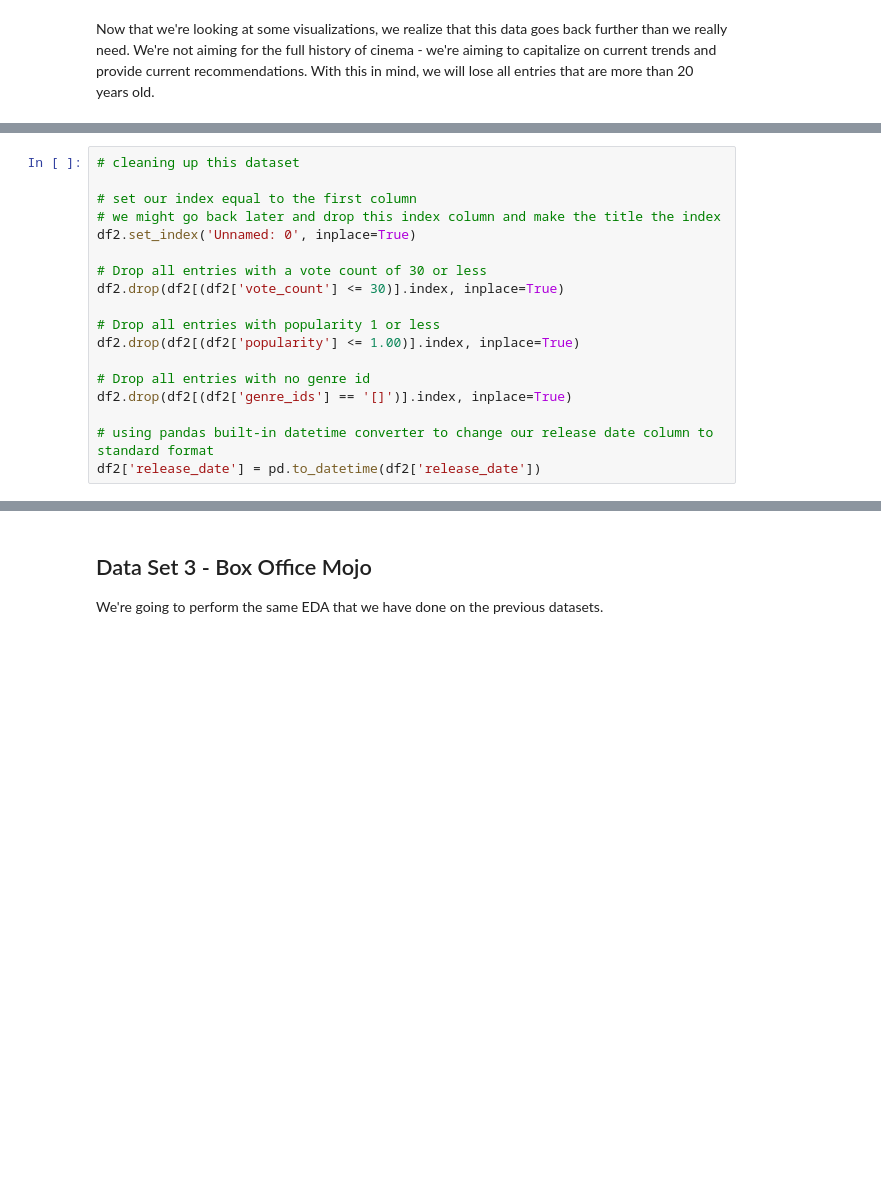
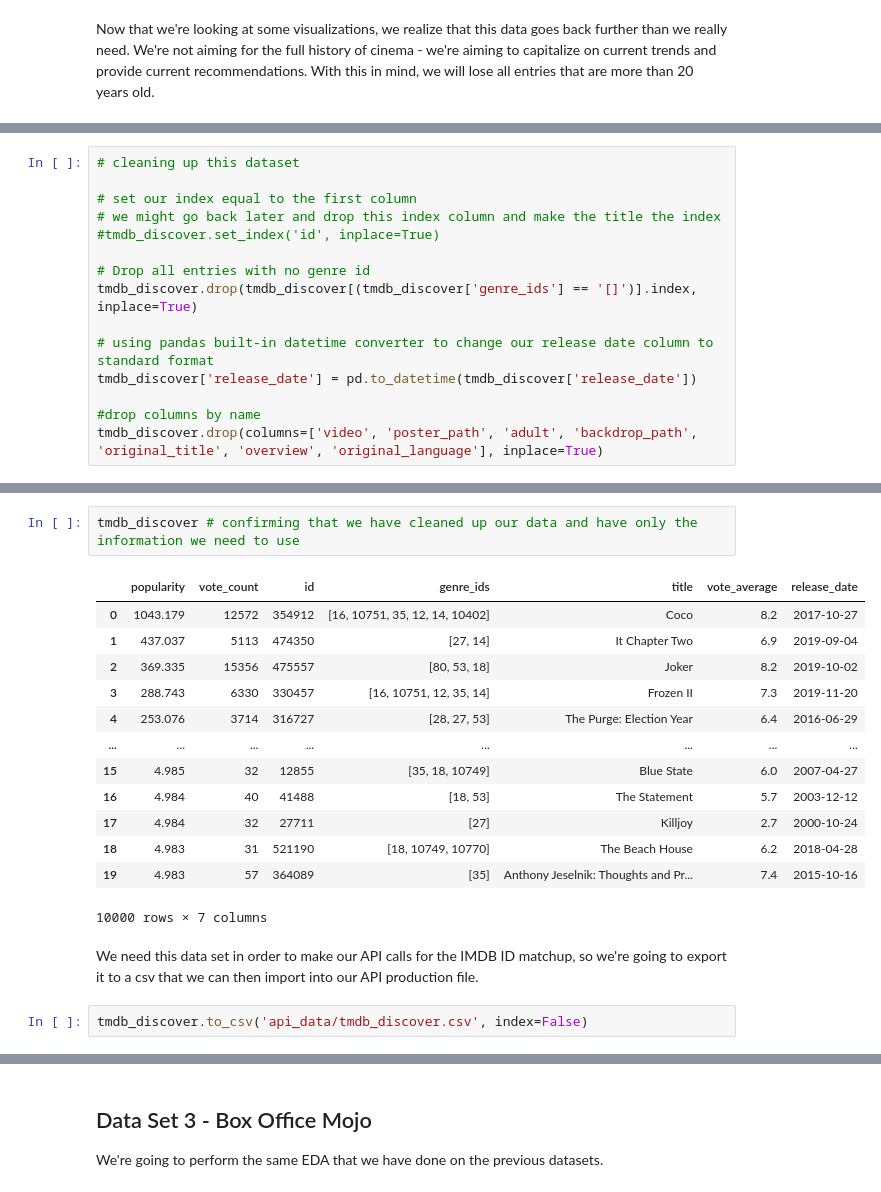
Before and after one commit to threnjen/dsc-mod-1-project-v2-1-online-ds-sp-000, a Jupyter notebook: student.ipynb, the cells around one changed output, grey strips where cells are left out. Saved outputs shown, nothing was run; the diff lists cells and outputs as text; blank space fills up the shorter version.

```diff
--- a/student.ipynb
+++ b/student.ipynb
@@ -274,16 +590,13 @@ We're going to do the following initial work on this dataset to clean it up:
 
 # set our index equal to the first column
 # we might go back later and drop this index column and make the title the index
-df2.set_index('Unnamed: 0', inplace=True)
-
-# Drop all entries with a vote count of 30 or less
-df2.drop(df2[(df2['vote_count'] <= 30)].index, inplace=True)
-
-# Drop all entries with popularity 1 or less
-df2.drop(df2[(df2['popularity'] <= 1.00)].index, inplace=True)
+#tmdb_discover.set_index('id', inplace=True)
 
 # Drop all entries with no genre id
-df2.drop(df2[(df2['genre_ids'] == '[]')].index, inplace=True)
+tmdb_discover.drop(tmdb_discover[(tmdb_discover['genre_ids'] == '[]')].index, inplace=True)
 
 # using pandas built-in datetime converter to change our release date column to standard format
-df2['release_date'] = pd.to_datetime(df2['release_date'])
+tmdb_discover['release_date'] = pd.to_datetime(tmdb_discover['release_date'])
+
+#drop columns by name
+tmdb_discover.drop(columns=['video', 'poster_path', 'adult', 'backdrop_path', 'original_title', 'overview', 'original_language'], inplace=True)
@@ -316,0 +603,20 @@ df2.sort_values('release_date')
+# %%
+tmdb_discover # confirming that we have cleaned up our data and have only the information we need to use
+# %% [output]
+|  | popularity | vote_count | id | genre_ids | title | vote_average | release_date |
+| 0 | 1043.179 | 12572 | 354912 | [16, 10751, 35, 12, 14, 10402] | Coco | 8.2 | 2017-10-27 |
+| 1 | 437.037 | 5113 | 474350 | [27, 14] | It Chapter Two | 6.9 | 2019-09-04 |
+| 2 | 369.335 | 15356 | 475557 | [80, 53, 18] | Joker | 8.2 | 2019-10-02 |
+| 3 | 288.743 | 6330 | 330457 | [16, 10751, 12, 35, 14] | Frozen II | 7.3 | 2019-11-20 |
+| 4 | 253.076 | 3714 | 316727 | [28, 27, 53] | The Purge: Election Year | 6.4 | 2016-06-29 |
+| ... | ... | ... | ... | ... | ... | ... | ... |
+| 15 | 4.985 | 32 | 12855 | [35, 18, 10749] | Blue State | 6.0 | 2007-04-27 |
+| 16 | 4.984 | 40 | 41488 | [18, 53] | The Statement | 5.7 | 2003-12-12 |
+| 17 | 4.984 | 32 | 27711 | [27] | Killjoy | 2.7 | 2000-10-24 |
+| 18 | 4.983 | 31 | 521190 | [18, 10749, 10770] | The Beach House | 6.2 | 2018-04-28 |
+| 19 | 4.983 | 57 | 364089 | [35] | Anthony Jeselnik: Thoughts and Pr... | 7.4 | 2015-10-16 |
+10000 rows × 7 columns
+# %% [markdown]
+We need this data set in order to make our API calls for the IMDB ID matchup, so we're going to export it to a csv that we can then import into our API production file.
+# %%
+tmdb_discover.to_csv('api_data/tmdb_discover.csv', index=False)
```
Also changed, not shown: parts of 74 cells of this notebook, 4 other files.
